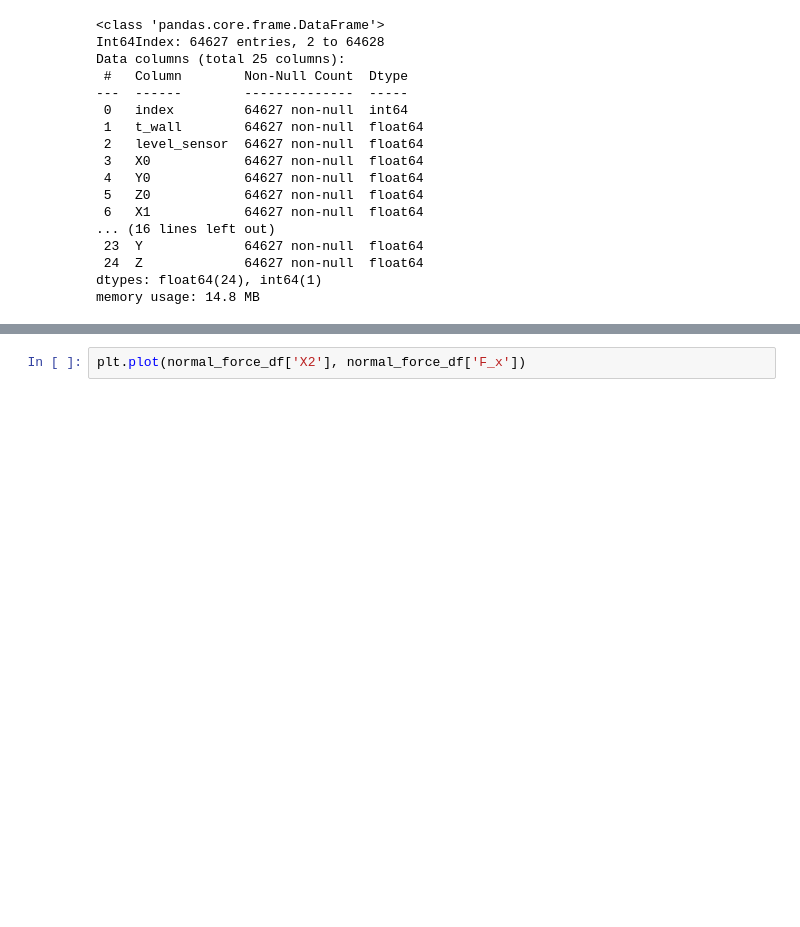
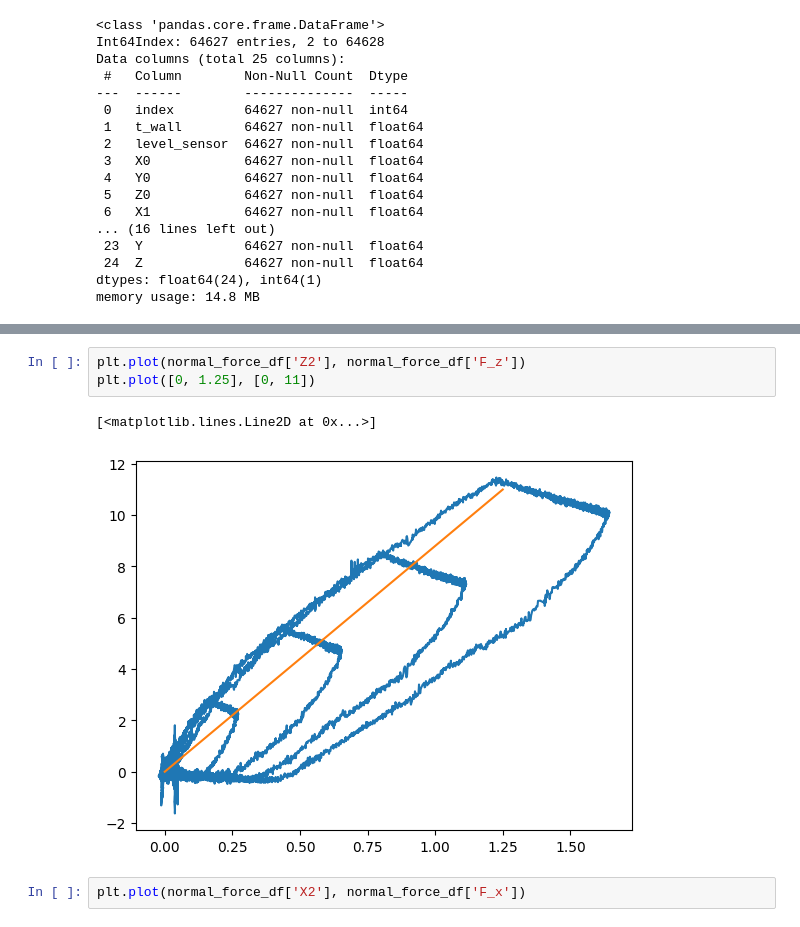
Before and after one commit to LowiekVDS/High-Resolution-Three-axis-Force-Sensing-for-Robotic-Fingertips, a Jupyter notebook: notebooks/hysteresis.ipynb, the cells around one changed output, grey strips where cells are left out. Saved outputs shown, nothing was run; the diff lists cells and outputs as text; blank space fills up the shorter version.

```diff
--- a/notebooks/hysteresis.ipynb
+++ b/notebooks/hysteresis.ipynb
@@ -55,3 +55,9 @@ plt.plot(normal_force_df['Z2'], normal_force_df['F_z'])
+# %%
+plt.plot(normal_force_df['Z2'], normal_force_df['F_z'])
+plt.plot([0, 1.25], [0, 11])
+# %% [output]
+[<matplotlib.lines.Line2D at 0x...>]
+[figure, added]
 # %%
 plt.plot(normal_force_df['X2'], normal_force_df['F_x'])
 # %% [output]
```
Also changed, not shown: parts of 6 cells of this notebook, 5 other files.
